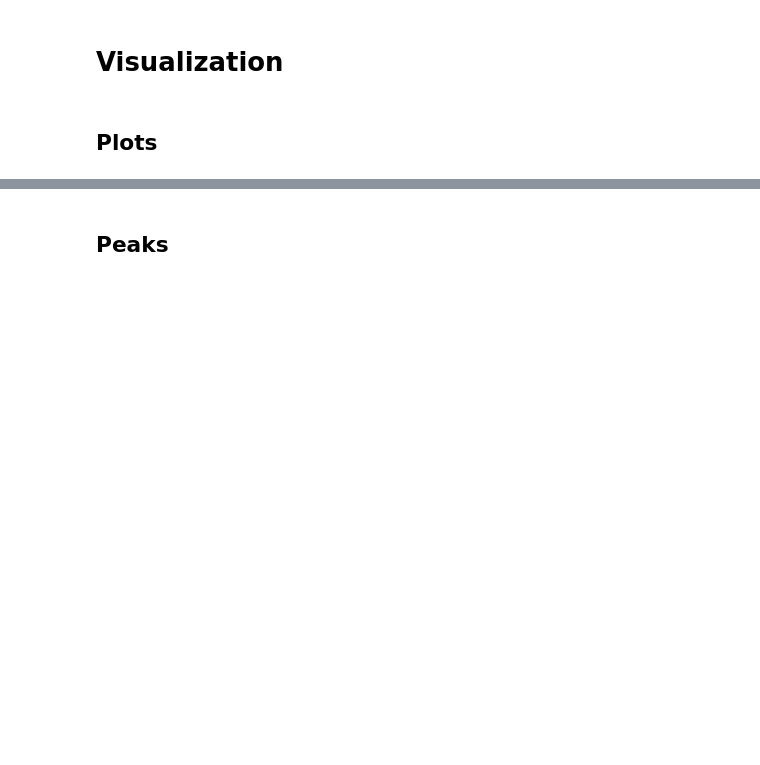
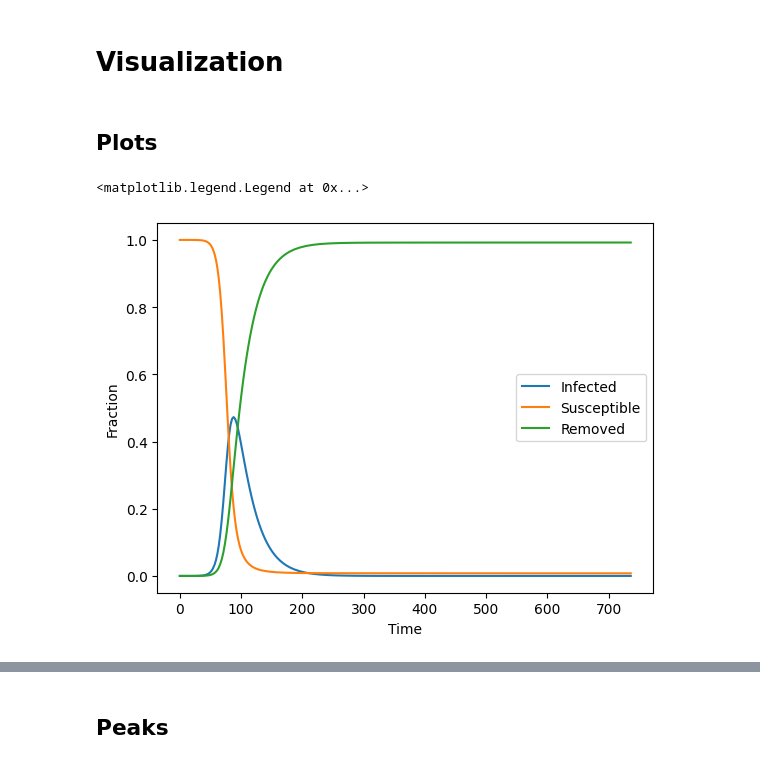
Before and after one commit to DiDyou1123/KENTECH-Capstone2026-Epidemics, a Jupyter notebook: test.ipynb, the cells around one changed output, grey strips where cells are left out. Drawn from its saved outputs; the diff is of its cells as text; code cells hidden in the pictures; blank space fills up the shorter version.

```diff
--- a/test.ipynb
+++ b/test.ipynb
@@ -142,6 +171,19 @@ result["message"]
 # Visualization
 # %% [markdown]
 ## Plots
+# %%
+node = 3
+
+plt.plot(result["t"], result["y"][node], label="Infected")
+plt.plot(result["t"], result["y"][node + num_nodes], label="Susceptible")
+plt.plot(result["t"], 1-result["y"][node]-result["y"][node + num_nodes], label="Removed")
+
+plt.xlabel("Time")
+plt.ylabel("Fraction")
+plt.legend()
+# %% [output]
+<matplotlib.legend.Legend at 0x...>
+[figure, added]
 # %%
 nodes = [0, 3, 7]
 
```
Also changed, not shown: parts of 10 cells of this notebook, 5 other files.
